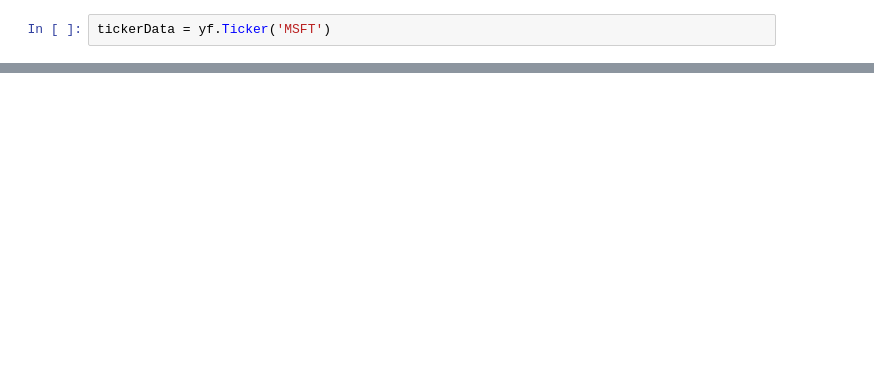
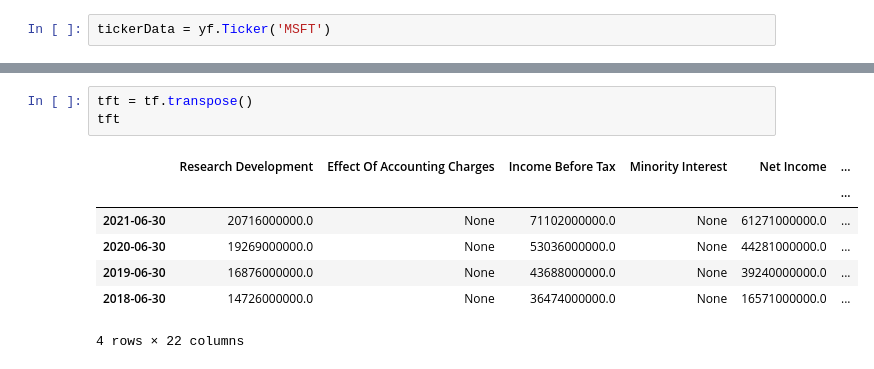
Before and after one commit to rehandominic/stock-report-generator-streamlit, a Jupyter notebook: notebook.py.ipynb, the cells around one changed output, grey strips where cells are left out. Drawn from its saved outputs; the diff is of its cells as text; blank space fills up the shorter version.

```diff
--- a/notebook.py.ipynb
+++ b/notebook.py.ipynb
@@ -74,0 +135,11 @@ KeyError: 'Gross Profit'
+# %%
+tft = tf.transpose()
+tft
+# %% [output]
+|  | Research Development | Effect Of Accounting Charges | Income Before Tax | Minority Interest | Net Income | ... |
+|  |  |  |  |  |  | ... |
+| 2021-06-30 | 20716000000.0 | None | 71102000000.0 | None | 61271000000.0 | ... |
+| 2020-06-30 | 19269000000.0 | None | 53036000000.0 | None | 44281000000.0 | ... |
+| 2019-06-30 | 16876000000.0 | None | 43688000000.0 | None | 39240000000.0 | ... |
+| 2018-06-30 | 14726000000.0 | None | 36474000000.0 | None | 16571000000.0 | ... |
+4 rows × 22 columns
```
Also changed, not shown: parts of 22 cells of this notebook, 1 other file.
